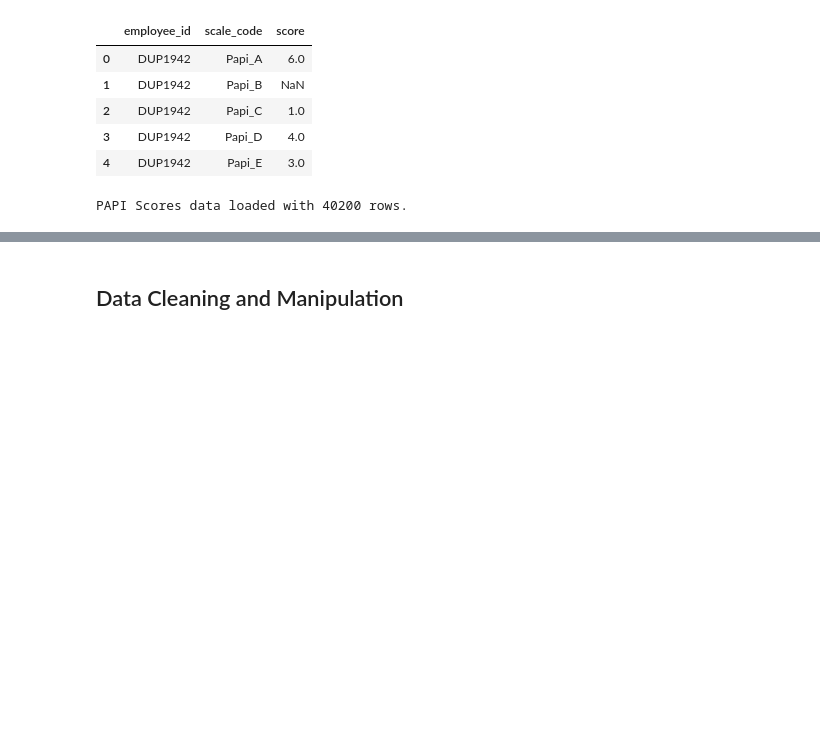
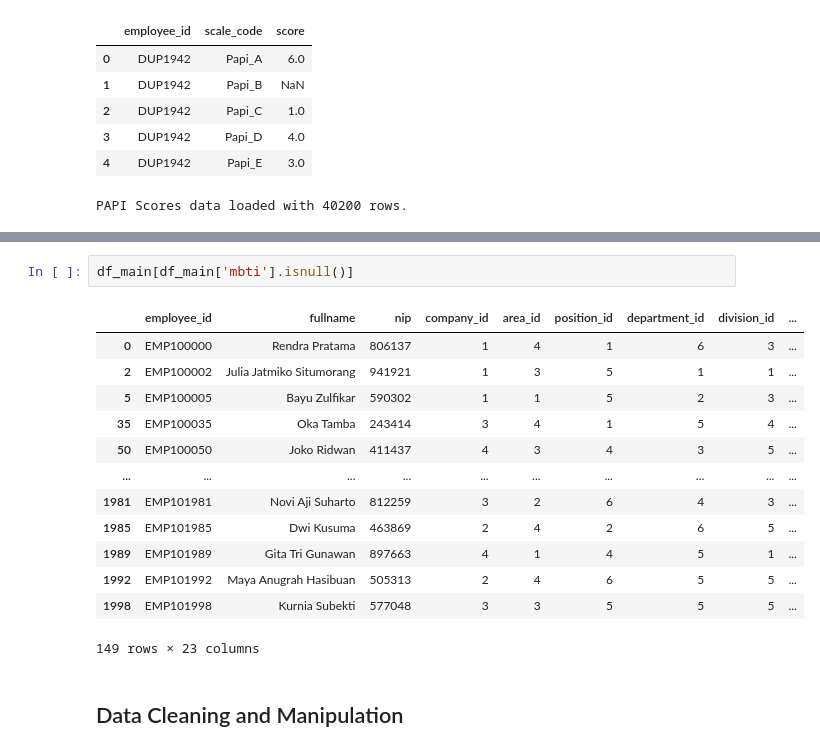
Before and after one commit to fbudimannn/talent-intelligence-system, a Jupyter notebook: 1_analysis/data_exploration.ipynb, the cells around one changed output, grey strips where cells are left out. Saved outputs shown, nothing was run; the diff lists cells and outputs as text; blank space fills up the shorter version.

```diff
--- a/1_analysis/data_exploration.ipynb
+++ b/1_analysis/data_exploration.ipynb
@@ -280,3 +296,19 @@ PAPI Scores data loaded with 40200 rows.
+# %%
+df_main[df_main['mbti'].isnull()]
+# %% [output]
+|  | employee_id | fullname | nip | company_id | area_id | position_id | department_id | division_id | ... |
+| 0 | EMP100000 | Rendra Pratama | 806137 | 1 | 4 | 1 | 6 | 3 | ... |
+| 2 | EMP100002 | Julia Jatmiko Situmorang | 941921 | 1 | 3 | 5 | 1 | 1 | ... |
+| 5 | EMP100005 | Bayu Zulfikar | 590302 | 1 | 1 | 5 | 2 | 3 | ... |
+| 35 | EMP100035 | Oka Tamba | 243414 | 3 | 4 | 1 | 5 | 4 | ... |
+| 50 | EMP100050 | Joko Ridwan | 411437 | 4 | 3 | 4 | 3 | 5 | ... |
+| ... | ... | ... | ... | ... | ... | ... | ... | ... | ... |
+| 1981 | EMP101981 | Novi Aji Suharto | 812259 | 3 | 2 | 6 | 4 | 3 | ... |
+| 1985 | EMP101985 | Dwi Kusuma | 463869 | 2 | 4 | 2 | 6 | 5 | ... |
+| 1989 | EMP101989 | Gita Tri Gunawan | 897663 | 4 | 1 | 4 | 5 | 1 | ... |
+| 1992 | EMP101992 | Maya Anugrah Hasibuan | 505313 | 2 | 4 | 6 | 5 | 5 | ... |
+| 1998 | EMP101998 | Kurnia Subekti | 577048 | 3 | 3 | 5 | 5 | 5 | ... |
+149 rows × 23 columns
 # %% [markdown]
 ## Data Cleaning and Manipulation
 # %% [markdown]
```
Also changed, not shown: parts of 10 cells of this notebook.
